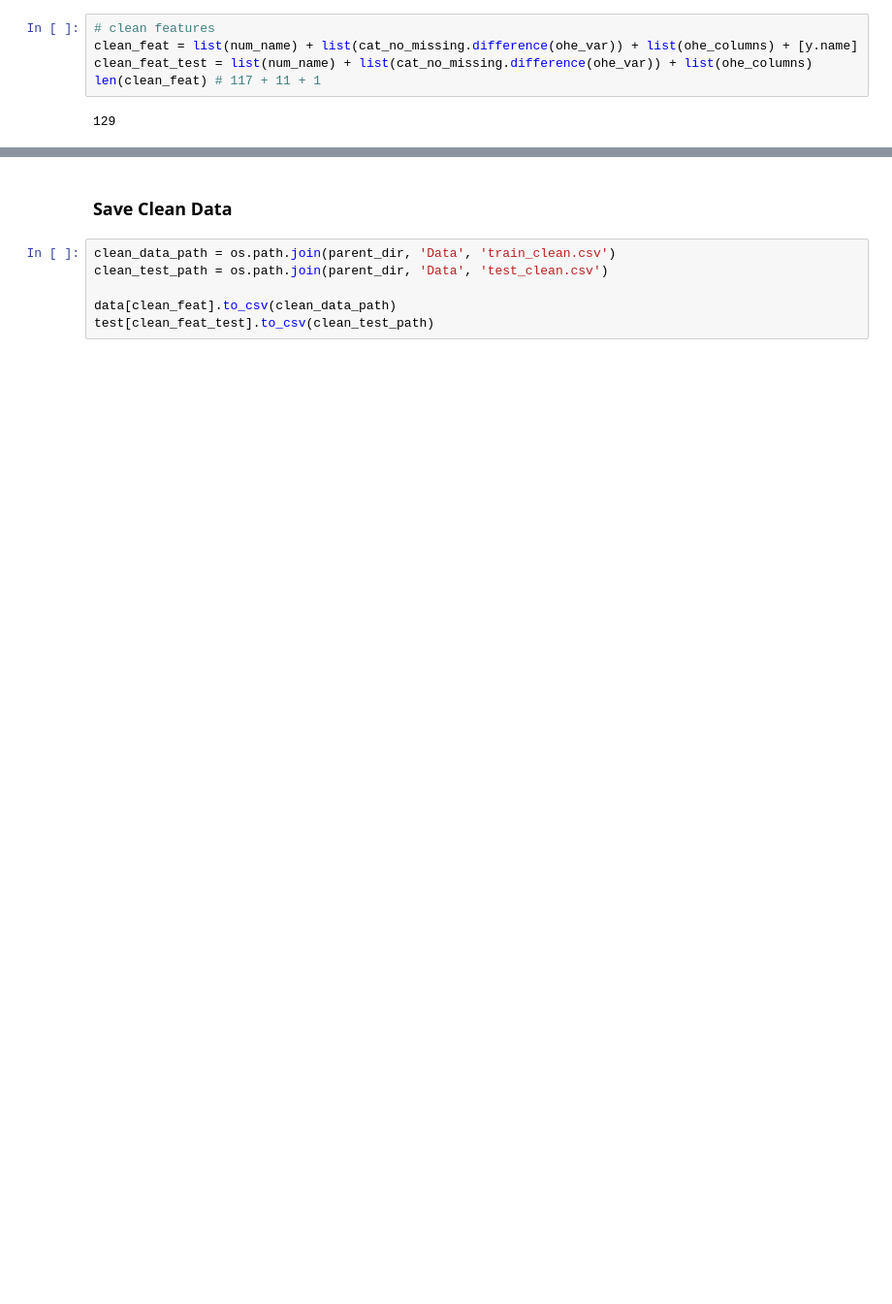
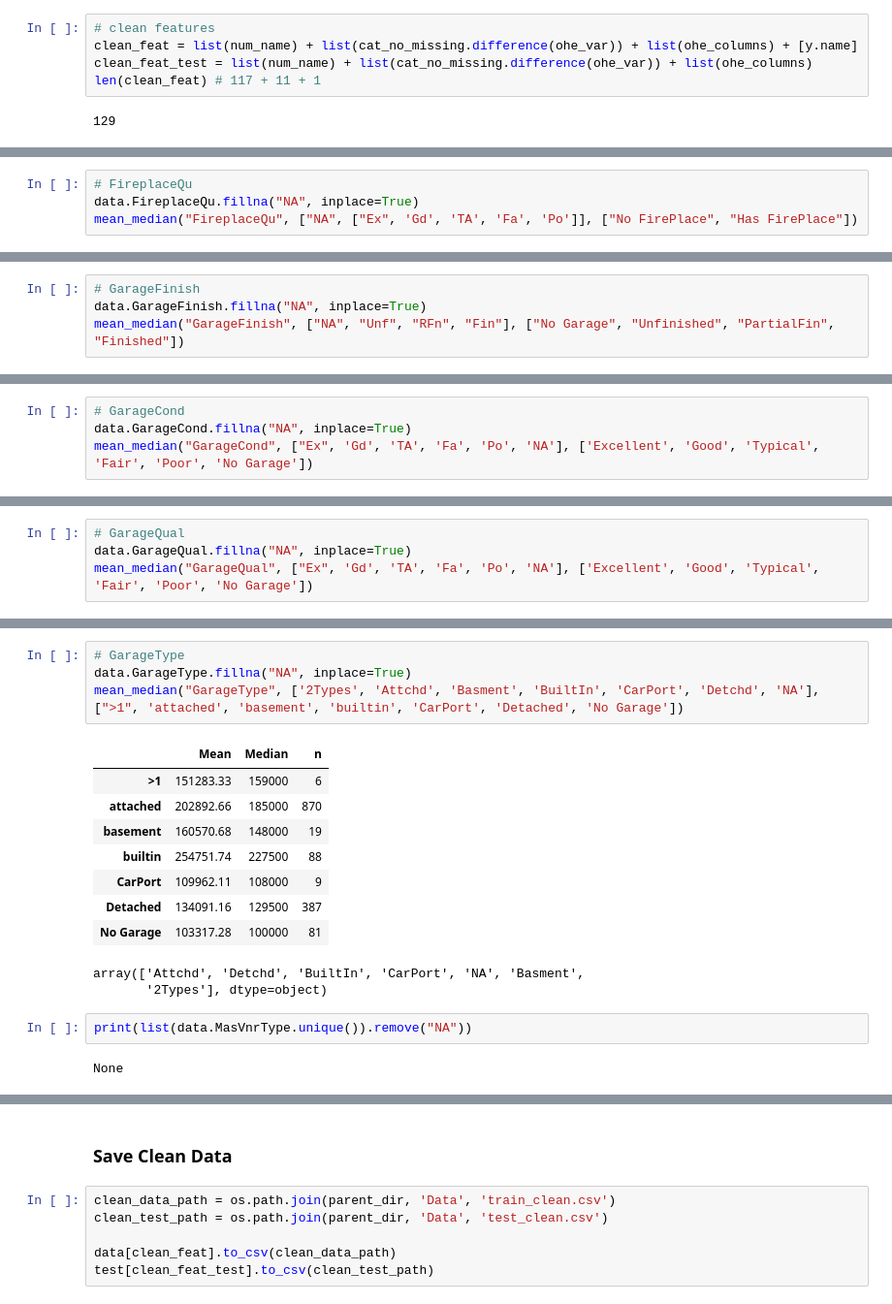
Before and after one commit to OwenLin2001/KaggleML2024Summer, a Jupyter notebook: Housing_Prices/Code/Data_EDA.ipynb, the cells around one changed output, grey strips where cells are left out. Shown: that part at 97% size. Saved outputs shown, nothing was run; the diff lists cells and outputs as text; blank space fills up the shorter version.

Commit message:
Simple Analysis for missing categorical data

```diff
--- a/Housing_Prices/Code/Data_EDA.ipynb
+++ b/Housing_Prices/Code/Data_EDA.ipynb
@@ -292,0 +462,4 @@ len(clean_feat) # 117 + 11 + 1
+# %%
+# FireplaceQu
+data.FireplaceQu.fillna("NA", inplace=True)
+mean_median("FireplaceQu", ["NA", ["Ex", 'Gd', 'TA', 'Fa', 'Po']], ["No FirePlace", "Has FirePlace"])
@@ -292,0 +471,4 @@ len(clean_feat) # 117 + 11 + 1
+# %%
+# GarageFinish
+data.GarageFinish.fillna("NA", inplace=True)
+mean_median("GarageFinish", ["NA", "Unf", "RFn", "Fin"], ["No Garage", "Unfinished", "PartialFin", "Finished"])
@@ -292,0 +482,4 @@ len(clean_feat) # 117 + 11 + 1
+# %%
+# GarageCond
+data.GarageCond.fillna("NA", inplace=True)
+mean_median("GarageCond", ["Ex", 'Gd', 'TA', 'Fa', 'Po', 'NA'], ['Excellent', 'Good', 'Typical', 'Fair', 'Poor', 'No Garage'])
@@ -292,0 +495,4 @@ len(clean_feat) # 117 + 11 + 1
+# %%
+# GarageQual
+data.GarageQual.fillna("NA", inplace=True)
+mean_median("GarageQual", ["Ex", 'Gd', 'TA', 'Fa', 'Po', 'NA'], ['Excellent', 'Good', 'Typical', 'Fair', 'Poor', 'No Garage'])
@@ -292,0 +508,19 @@ len(clean_feat) # 117 + 11 + 1
+# %%
+# GarageType
+data.GarageType.fillna("NA", inplace=True)
+mean_median("GarageType", ['2Types', 'Attchd', 'Basment', 'BuiltIn', 'CarPort', 'Detchd', 'NA'], [">1", 'attached', 'basement', 'builtin', 'CarPort', 'Detached', 'No Garage'])
+# %% [output]
+|  | Mean | Median | n |
+| >1 | 151283.33 | 159000 | 6 |
+| attached | 202892.66 | 185000 | 870 |
+| basement | 160570.68 | 148000 | 19 |
+| builtin | 254751.74 | 227500 | 88 |
+| CarPort | 109962.11 | 108000 | 9 |
+| Detached | 134091.16 | 129500 | 387 |
+| No Garage | 103317.28 | 100000 | 81 |
+array(['Attchd', 'Detchd', 'BuiltIn', 'CarPort', 'NA', 'Basment',
+       '2Types'], dtype=object)
+# %%
+print(list(data.MasVnrType.unique()).remove("NA"))
+# %% [output]
+None
```
Also changed, not shown: parts of 31 cells of this notebook.
